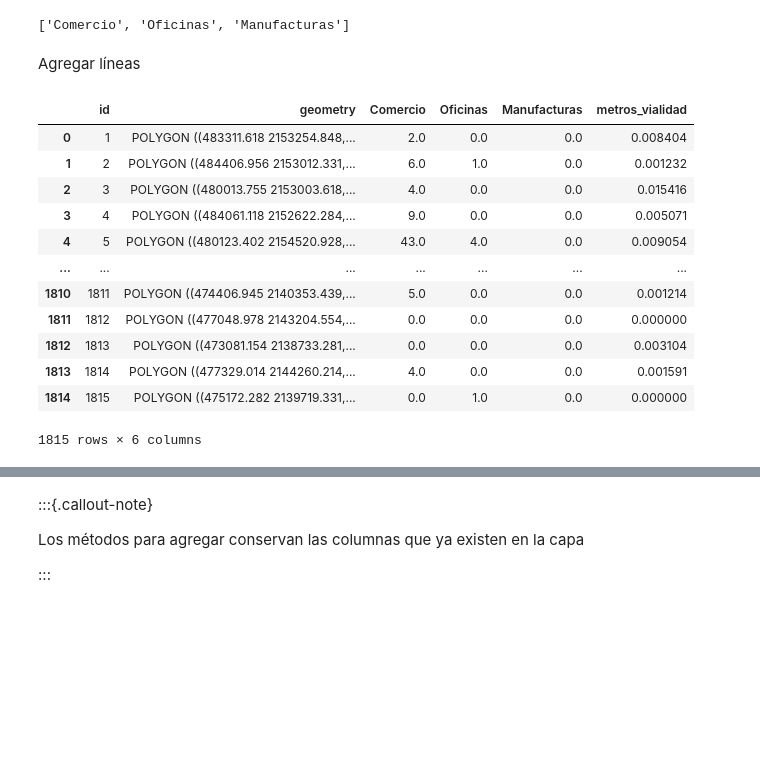
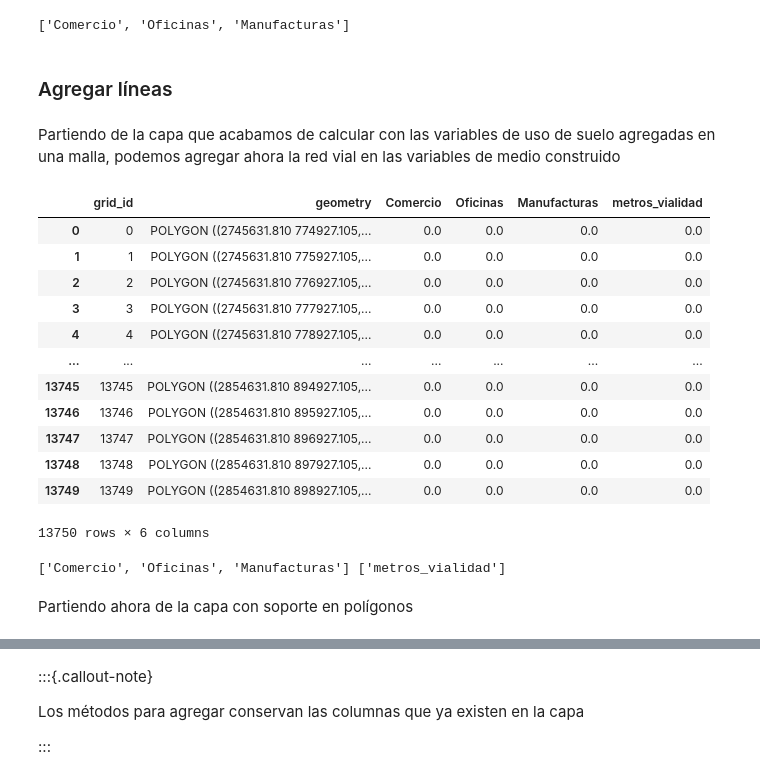
Before and after one commit to CentroGeo/pyLandUseMX, a Jupyter notebook: nbs/api/01_usodesuelo.ipynb, the cells around one changed output, grey strips where cells are left out. Saved outputs shown, nothing was run; the diff lists cells and outputs as text; code cells hidden in the pictures; blank space fills up the shorter version.

```diff
--- a/nbs/api/01_usodesuelo.ipynb
+++ b/nbs/api/01_usodesuelo.ipynb
@@ -1143,0 +1153,4 @@ Podemos agregar puntos usando solo las cuentas
+# %%
+usos_malla = UsoDeSuelo(malla)
+usos_malla = usos_malla.agrega_puntos(usos.datos, clasificacion='Categoria', tipo_var='uso')
+usos_malla.vars_uso
@@ -1191,7 +1183,7 @@ uso_vars.vars_uso
 # %% [output]
 ['Comercio', 'Oficinas', 'Manufacturas']
-# %% [markdown]
-Agregar líneas
+# %% [markdown]
+### Agregar líneas
 # %%
 #| export
 @patch
@@ -1211,20 +1203,28 @@ def agrega_lineas(self:UsoDeSuelo,
         vars_mc.append(campo)
         u = UsoDeSuelo(soporte, vars_mc=vars_mc, vars_uso=self.vars_uso)
     return u
+# %% [markdown]
+Partiendo de la capa que acabamos de calcular con las variables de uso de suelo agregadas en una malla, podemos agregar ahora la red vial en las variables de medio construido
 # %%
-uso_vars = uso_vars.agrega_lineas(red, campo='metros_vialidad', tipo_var='mc')
-uso_vars.soporte.datos
+usos_malla = usos_malla.agrega_lineas(red, campo='metros_vialidad', tipo_var='mc')
+usos_malla.soporte.datos
 # %% [output]
-|  | id | geometry | Comercio | Oficinas | Manufacturas | metros_vialidad |
-| 0 | 1 | POLYGON ((483311.618 2153254.848,... | 2.0 | 0.0 | 0.0 | 0.008404 |
-| 1 | 2 | POLYGON ((484406.956 2153012.331,... | 6.0 | 1.0 | 0.0 | 0.001232 |
-| 2 | 3 | POLYGON ((480013.755 2153003.618,... | 4.0 | 0.0 | 0.0 | 0.015416 |
-| 3 | 4 | POLYGON ((484061.118 2152622.284,... | 9.0 | 0.0 | 0.0 | 0.005071 |
-| 4 | 5 | POLYGON ((480123.402 2154520.928,... | 43.0 | 4.0 | 0.0 | 0.009054 |
+|  | grid_id | geometry | Comercio | Oficinas | Manufacturas | metros_vialidad |
+| 0 | 0 | POLYGON ((2745631.810 774927.105,... | 0.0 | 0.0 | 0.0 | 0.0 |
+| 1 | 1 | POLYGON ((2745631.810 775927.105,... | 0.0 | 0.0 | 0.0 | 0.0 |
+| 2 | 2 | POLYGON ((2745631.810 776927.105,... | 0.0 | 0.0 | 0.0 | 0.0 |
+| 3 | 3 | POLYGON ((2745631.810 777927.105,... | 0.0 | 0.0 | 0.0 | 0.0 |
+| 4 | 4 | POLYGON ((2745631.810 778927.105,... | 0.0 | 0.0 | 0.0 | 0.0 |
 | ... | ... | ... | ... | ... | ... | ... |
-| 1810 | 1811 | POLYGON ((474406.945 2140353.439,... | 5.0 | 0.0 | 0.0 | 0.001214 |
-| 1811 | 1812 | POLYGON ((477048.978 2143204.554,... | 0.0 | 0.0 | 0.0 | 0.000000 |
-| 1812 | 1813 | POLYGON ((473081.154 2138733.281,... | 0.0 | 0.0 | 0.0 | 0.003104 |
-| 1813 | 1814 | POLYGON ((477329.014 2144260.214,... | 4.0 | 0.0 | 0.0 | 0.001591 |
-| 1814 | 1815 | POLYGON ((475172.282 2139719.331,... | 0.0 | 1.0 | 0.0 | 0.000000 |
+| 13745 | 13745 | POLYGON ((2854631.810 894927.105,... | 0.0 | 0.0 | 0.0 | 0.0 |
+| 13746 | 13746 | POLYGON ((2854631.810 895927.105,... | 0.0 | 0.0 | 0.0 | 0.0 |
+| 13747 | 13747 | POLYGON ((2854631.810 896927.105,... | 0.0 | 0.0 | 0.0 | 0.0 |
+| 13748 | 13748 | POLYGON ((2854631.810 897927.105,... | 0.0 | 0.0 | 0.0 | 0.0 |
+| 13749 | 13749 | POLYGON ((2854631.810 898927.105,... | 0.0 | 0.0 | 0.0 | 0.0 |
-1815 rows × 6 columns
+13750 rows × 6 columns
+# %%
+print(usos_malla.vars_uso, usos_malla.vars_mc)
+# %% [output]
+['Comercio', 'Oficinas', 'Manufacturas'] ['metros_vialidad']
+# %% [markdown]
+Partiendo ahora de la capa con soporte en polígonos
```
Also changed, not shown: parts of 34 cells of this notebook, 1 other file.
